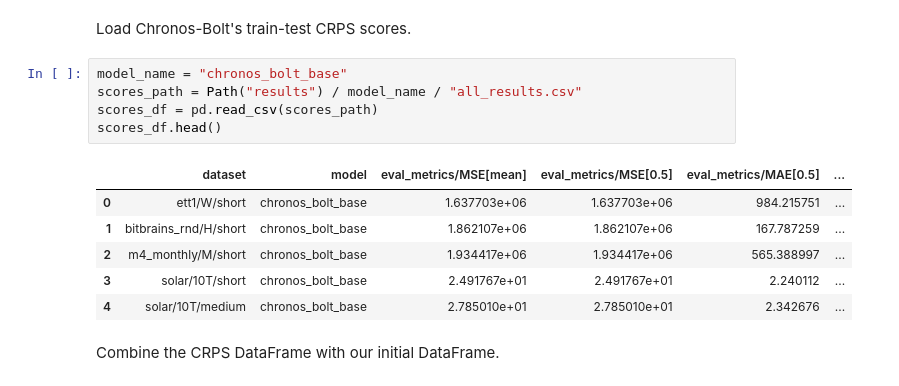
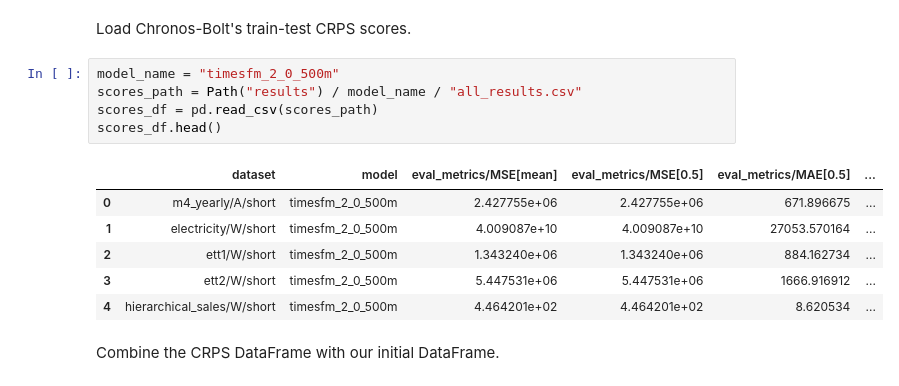
Before and after one commit to mpg05883/gift-eval, a Jupyter notebook: crps_estimation.ipynb, the cells around one changed output. Drawn from its saved outputs; the diff is of its cells as text.

```diff
--- a/crps_estimation.ipynb
+++ b/crps_estimation.ipynb
@@ -45,17 +45,17 @@ df.head()
 # %% [markdown]
 Load Chronos-Bolt's train-test CRPS scores.
 # %%
-model_name = "chronos_bolt_base"
+model_name = "timesfm_2_0_500m"
 scores_path = Path("results") / model_name / "all_results.csv"
 scores_df = pd.read_csv(scores_path)
 scores_df.head()
 # %% [output]
 |  | dataset | model | eval_metrics/MSE[mean] | eval_metrics/MSE[0.5] | eval_metrics/MAE[0.5] | ... |
-| 0 | ett1/W/short | chronos_bolt_base | 1.637703e+06 | 1.637703e+06 | 984.215751 | ... |
-| 1 | bitbrains_rnd/H/short | chronos_bolt_base | 1.862107e+06 | 1.862107e+06 | 167.787259 | ... |
-| 2 | m4_monthly/M/short | chronos_bolt_base | 1.934417e+06 | 1.934417e+06 | 565.388997 | ... |
-| 3 | solar/10T/short | chronos_bolt_base | 2.491767e+01 | 2.491767e+01 | 2.240112 | ... |
-| 4 | solar/10T/medium | chronos_bolt_base | 2.785010e+01 | 2.785010e+01 | 2.342676 | ... |
+| 0 | m4_yearly/A/short | timesfm_2_0_500m | 2.427755e+06 | 2.427755e+06 | 671.896675 | ... |
+| 1 | electricity/W/short | timesfm_2_0_500m | 4.009087e+10 | 4.009087e+10 | 27053.570164 | ... |
+| 2 | ett1/W/short | timesfm_2_0_500m | 1.343240e+06 | 1.343240e+06 | 884.162734 | ... |
+| 3 | ett2/W/short | timesfm_2_0_500m | 5.447531e+06 | 5.447531e+06 | 1666.916912 | ... |
+| 4 | hierarchical_sales/W/short | timesfm_2_0_500m | 4.464201e+02 | 4.464201e+02 | 8.620534 | ... |
 # %% [markdown]
 Combine the CRPS DataFrame with our initial DataFrame.
 # %%
```
Also changed, not shown: parts of 6 cells of this notebook, 16 other files.
